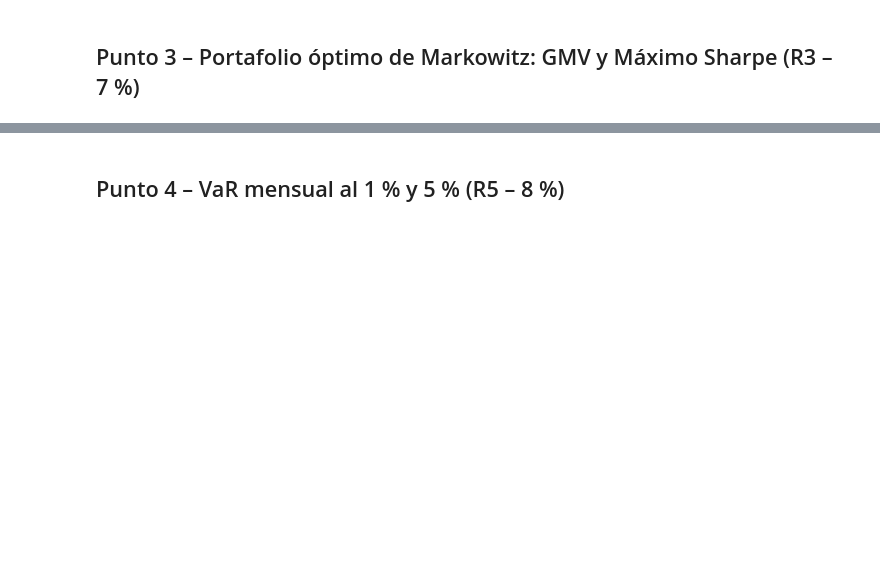
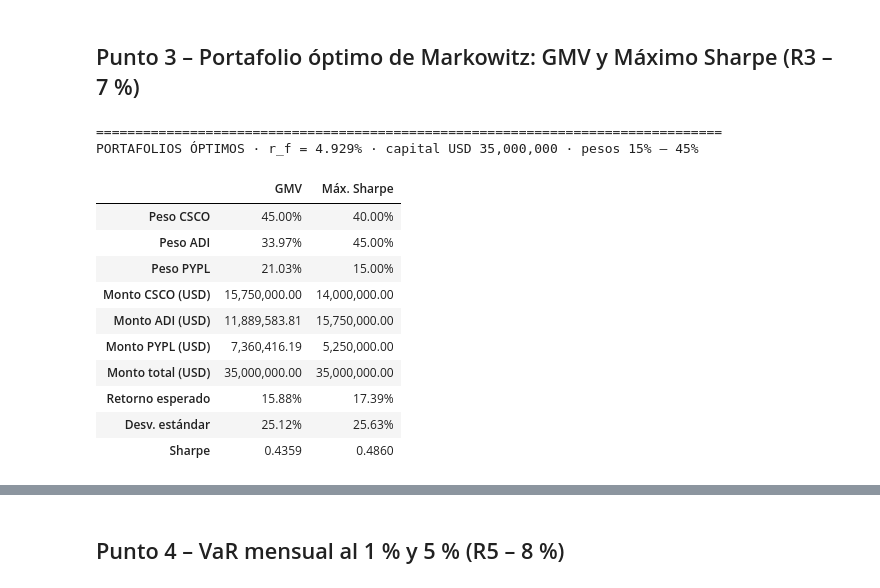
Before and after one commit to Juancho-00/laboratorio-2-derivados, a Jupyter notebook: notebooks/01_portafolio.ipynb, the cells around one changed output, grey strips where cells are left out. Cells and saved outputs as stored; diff of their text form; code cells hidden in the pictures; blank space fills up the shorter version.

```diff
--- a/notebooks/01_portafolio.ipynb
+++ b/notebooks/01_portafolio.ipynb
@@ -176,2 +302,52 @@ Fuente: Yahoo Finance (consenso de EPS), consultado el 2026-11-01
 # %% [markdown]
 ## Punto 3 – Portafolio óptimo de Markowitz: GMV y Máximo Sharpe (R3 – 7 %)
+# %%
+from scipy.optimize import minimize
+
+rf = 0.04929                                       # ^TNX al 30/10/2026
+CAPITAL = 35_000_000                               # USD a invertir
+mu = np.exp(r_d[acc].mean() * 252) - 1             # retornos anuales esperados (2.1, diaria)
+S = cov_d.values                                   # matriz Σ anual (2.2, diaria × 252)
+cotas = [(0.15, 0.45)] * len(acc)                  # peso mínimo 15 % y máximo 45 % por acción
+restr = {"type": "eq", "fun": lambda w: w.sum() - 1}   # la suma de pesos debe ser 100 %
+w0 = np.repeat(1 / len(acc), len(acc))             # punto de partida: pesos iguales (semilla)
+
+def ret_p(w): return w @ mu.values                 # E(rp) = Σ wi·μi
+def vol_p(w): return np.sqrt(w @ S @ w)            # σp = √(wᵀ Σ w)
+def sharpe(w): return (ret_p(w) - rf) / vol_p(w)   # Sp = (E(rp) − rf) / σp
+
+gmv = minimize(vol_p, w0, method="SLSQP", bounds=cotas, constraints=restr)               # mínima σp
+msr = minimize(lambda w: -sharpe(w), w0, method="SLSQP", bounds=cotas, constraints=restr) # máximo Sp
+assert gmv.success and msr.success, "La optimización no convergió"
+
+def resumen(w):                                    # arma la ficha de un portafolio
+    return pd.Series({**{f"Peso {a}": x for a, x in zip(acc, w)},
+                      **{f"Monto {a} (USD)": x * CAPITAL for a, x in zip(acc, w)},
+                      "Monto total (USD)": w.sum() * CAPITAL,
+                      "Retorno esperado": ret_p(w), "Desv. estándar": vol_p(w), "Sharpe": sharpe(w)})
+
+port = pd.DataFrame({"GMV": resumen(gmv.x), "Máx. Sharpe": resumen(msr.x)})
+port.to_csv(PROC / "portafolios_markowitz.csv")    # insumo de los Puntos 4 a 12
+
+def fmt_fila(fila, v):                             # formato según el tipo de fila
+    if fila.startswith("Monto"): return f"{v:,.2f}"                       # USD: 15,750,000.00
+    if fila == "Sharpe": return f"{v:.4f}"
+    return f"{v:.2%}"                                                     # pesos, retorno y riesgo
+tabla_p3 = pd.DataFrame({c: [fmt_fila(i, port.at[i, c]) for i in port.index] for c in port},
+                        index=port.index)
+print(f"{'=' * 80}\nPORTAFOLIOS ÓPTIMOS · r_f = {rf:.3%} · capital USD {CAPITAL:,.0f} · pesos 15% – 45%")
+display(tabla_p3)
+# %% [output]
+================================================================================
+PORTAFOLIOS ÓPTIMOS · r_f = 4.929% · capital USD 35,000,000 · pesos 15% – 45%
+|  | GMV | Máx. Sharpe |
+| Peso CSCO | 45.00% | 40.00% |
+| Peso ADI | 33.97% | 45.00% |
+| Peso PYPL | 21.03% | 15.00% |
+| Monto CSCO (USD) | 15,750,000.00 | 14,000,000.00 |
+| Monto ADI (USD) | 11,889,583.81 | 15,750,000.00 |
+| Monto PYPL (USD) | 7,360,416.19 | 5,250,000.00 |
+| Monto total (USD) | 35,000,000.00 | 35,000,000.00 |
+| Retorno esperado | 15.88% | 17.39% |
+| Desv. estándar | 25.12% | 25.63% |
+| Sharpe | 0.4359 | 0.4860 |
```
Also changed, not shown: parts of 15 cells of this notebook, 13 other files.
